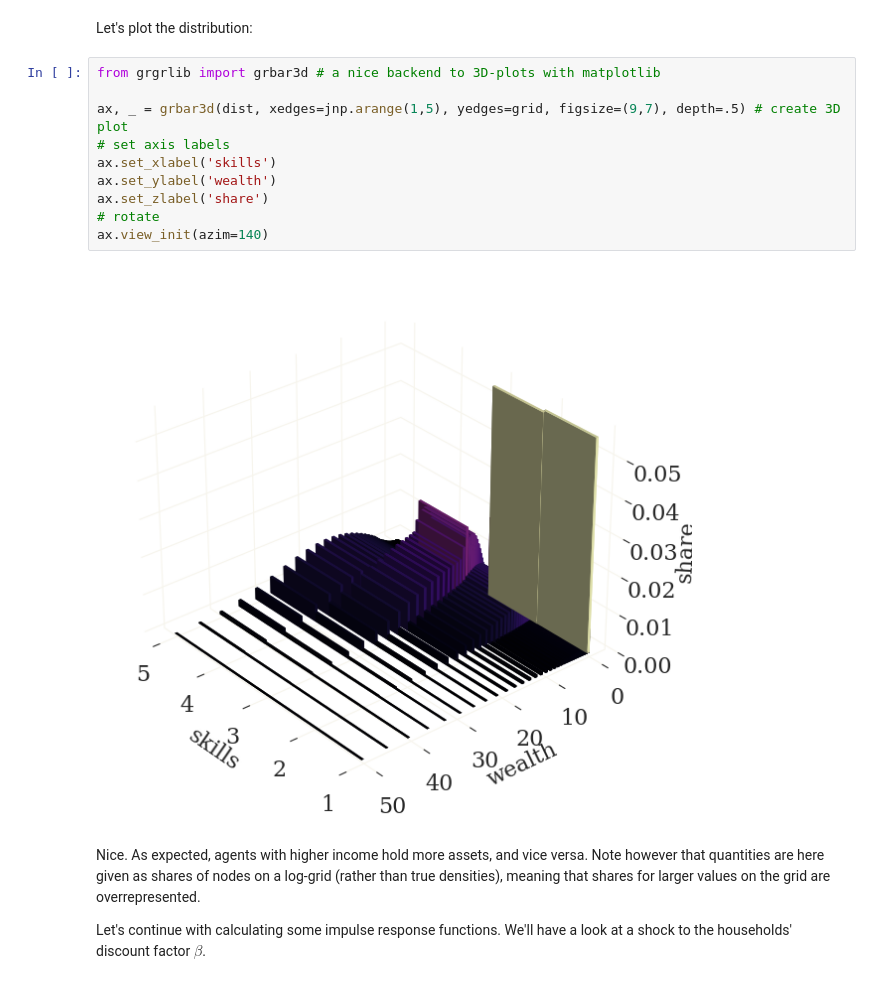
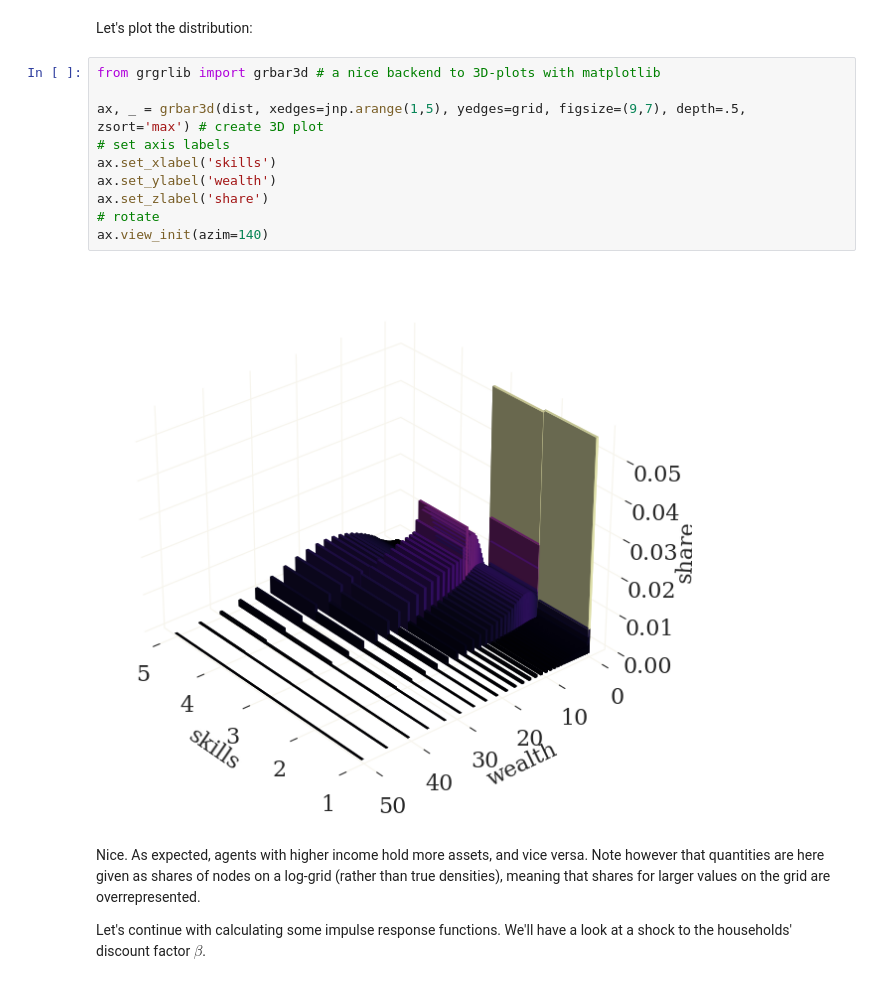
Before and after one commit to gboehl/econpizza, a Jupyter notebook: docs/tutorial/hank1.ipynb, the cells around one changed output. Cells and saved outputs as stored; diff of their text form.

```diff
--- a/docs/tutorial/hank1.ipynb
+++ b/docs/tutorial/hank1.ipynb
@@ -114,15 +114,15 @@ Let's plot the distribution:
 # %%
 from grgrlib import grbar3d # a nice backend to 3D-plots with matplotlib
 
-ax, _ = grbar3d(dist, xedges=jnp.arange(1,5), yedges=grid, figsize=(9,7), depth=.5) # create 3D plot
+ax, _ = grbar3d(dist, xedges=jnp.arange(1,5), yedges=grid, figsize=(9,7), depth=.5, zsort='max') # create 3D plot
 # set axis labels
 ax.set_xlabel('skills')
 ax.set_ylabel('wealth')
 ax.set_zlabel('share')
 # rotate
 ax.view_init(azim=140)
 # %% [output]
-[figure, old version]
+[figure, new version]
 # %% [markdown]
 Nice. As expected, agents with higher income hold more assets, and vice versa. Note however that quantities are here given as shares of nodes on a log-grid (rather than true densities), meaning that shares for larger values on the grid are overrepresented.
 
```
Also changed, not shown: parts of 5 cells of this notebook, 2 other files.
